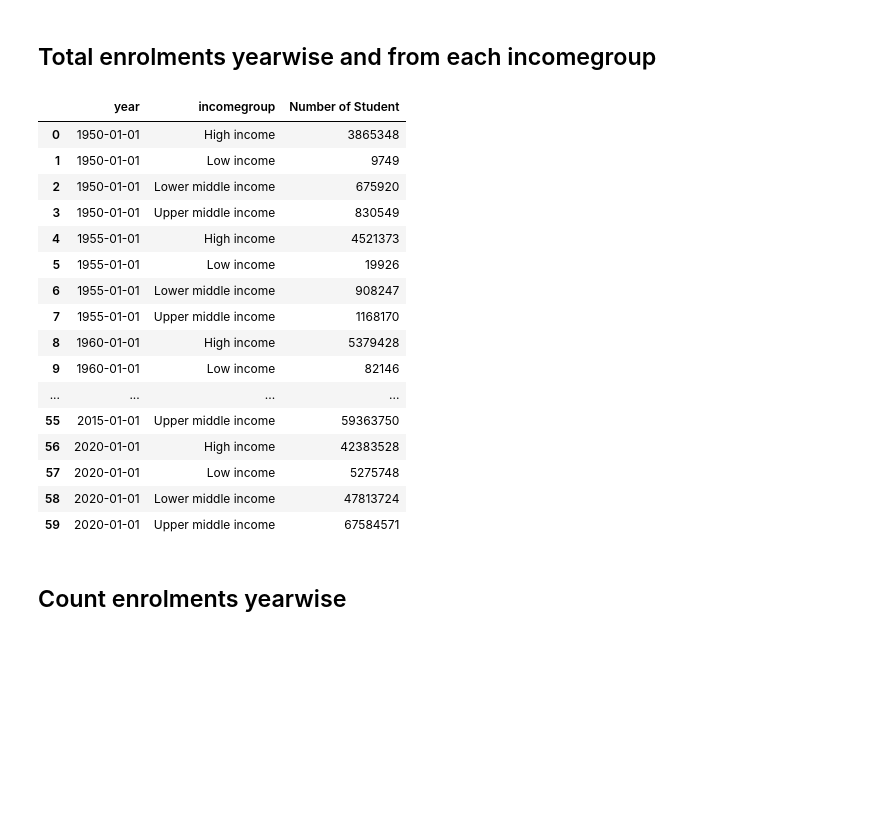
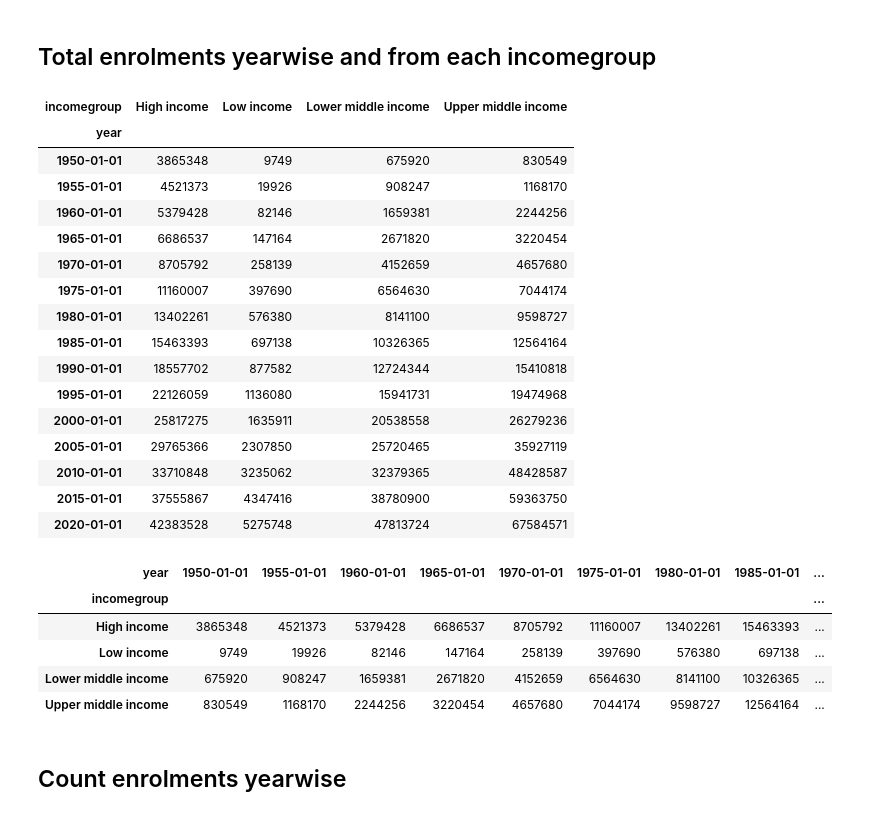
Before and after one commit to hannanmustajab/University-Enrolment-Dashboad-D3.js-, a Jupyter notebook: DV-Preprocessing.ipynb, the cells around one changed output. Saved outputs shown, nothing was run; the diff lists cells and outputs as text; code cells hidden in the pictures; blank space fills up the shorter version.

```diff
--- a/DV-Preprocessing.ipynb
+++ b/DV-Preprocessing.ipynb
@@ -223,33 +223,40 @@ income_group_by_country
 # %% [markdown]
 ## Total enrolments yearwise and from each incomegroup
 # %%
-income_group_by_year = df.groupby(['year', 'incomegroup'])['Number of Student'].agg('sum').reset_index()
-# income_group_by_year = df.groupby(['year', 'incomegroup']).agg({'Number of Student': 'sum'})
-# income_group_by_year.columns=income_group_by_year.columns.droplevel()
+# income_group_by_year = df.groupby(['year', 'incomegroup'])['Number of Student'].agg('sum').unstack(1)
+income_group_by_year = df.groupby(['year', 'incomegroup']).agg({'Number of Student': 'sum'}).unstack(1)
+income_group_by_year.columns=income_group_by_year.columns.droplevel()
 # income_group_by_year = income_group_by_year.reset_index()
-# income_group_by_year.to_csv('csv/processed/income_group_by_year.csv',index=False)
+income_group_by_year.to_csv('csv/processed/income_group_by_year.csv')
 
 # income_group_by_year = df.groupby('incomegroup').agg({'Number of Student': 'sum'}).reset_index()
+income_group_by_year
+# %% [output]
+| incomegroup | High income | Low income | Lower middle income | Upper middle income |
+| year |  |  |  |  |
+| 1950-01-01 | 3865348 | 9749 | 675920 | 830549 |
+| 1955-01-01 | 4521373 | 19926 | 908247 | 1168170 |
+| 1960-01-01 | 5379428 | 82146 | 1659381 | 2244256 |
+| 1965-01-01 | 6686537 | 147164 | 2671820 | 3220454 |
+| 1970-01-01 | 8705792 | 258139 | 4152659 | 4657680 |
+| 1975-01-01 | 11160007 | 397690 | 6564630 | 7044174 |
+| 1980-01-01 | 13402261 | 576380 | 8141100 | 9598727 |
+| 1985-01-01 | 15463393 | 697138 | 10326365 | 12564164 |
+| 1990-01-01 | 18557702 | 877582 | 12724344 | 15410818 |
+| 1995-01-01 | 22126059 | 1136080 | 15941731 | 19474968 |
+| 2000-01-01 | 25817275 | 1635911 | 20538558 | 26279236 |
+| 2005-01-01 | 29765366 | 2307850 | 25720465 | 35927119 |
+| 2010-01-01 | 33710848 | 3235062 | 32379365 | 48428587 |
+| 2015-01-01 | 37555867 | 4347416 | 38780900 | 59363750 |
+| 2020-01-01 | 42383528 | 5275748 | 47813724 | 67584571 |
 # %%
-income_group_by_year
 # %% [output]
-|  | year | incomegroup | Number of Student |
-| 0 | 1950-01-01 | High income | 3865348 |
-| 1 | 1950-01-01 | Low income | 9749 |
-| 2 | 1950-01-01 | Lower middle income | 675920 |
-| 3 | 1950-01-01 | Upper middle income | 830549 |
-| 4 | 1955-01-01 | High income | 4521373 |
-| 5 | 1955-01-01 | Low income | 19926 |
-| 6 | 1955-01-01 | Lower middle income | 908247 |
-| 7 | 1955-01-01 | Upper middle income | 1168170 |
-| 8 | 1960-01-01 | High income | 5379428 |
-| 9 | 1960-01-01 | Low income | 82146 |
-| ... | ... | ... | ... |
-| 55 | 2015-01-01 | Upper middle income | 59363750 |
-| 56 | 2020-01-01 | High income | 42383528 |
-| 57 | 2020-01-01 | Low income | 5275748 |
-| 58 | 2020-01-01 | Lower middle income | 47813724 |
-| 59 | 2020-01-01 | Upper middle income | 67584571 |
+| year | 1950-01-01 | 1955-01-01 | 1960-01-01 | 1965-01-01 | 1970-01-01 | 1975-01-01 | 1980-01-01 | 1985-01-01 | ... |
+| incomegroup |  |  |  |  |  |  |  |  | ... |
+| High income | 3865348 | 4521373 | 5379428 | 6686537 | 8705792 | 11160007 | 13402261 | 15463393 | ... |
+| Low income | 9749 | 19926 | 82146 | 147164 | 258139 | 397690 | 576380 | 697138 | ... |
+| Lower middle income | 675920 | 908247 | 1659381 | 2671820 | 4152659 | 6564630 | 8141100 | 10326365 | ... |
+| Upper middle income | 830549 | 1168170 | 2244256 | 3220454 | 4657680 | 7044174 | 9598727 | 12564164 | ... |
 # %% [markdown]
 ## Count enrolments yearwise
 # %%
```
Also changed, not shown: 4 other files.
